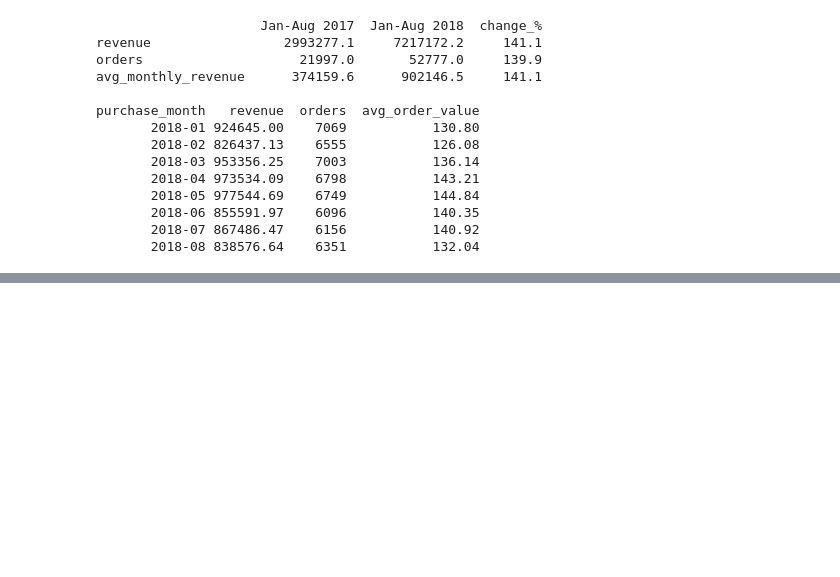
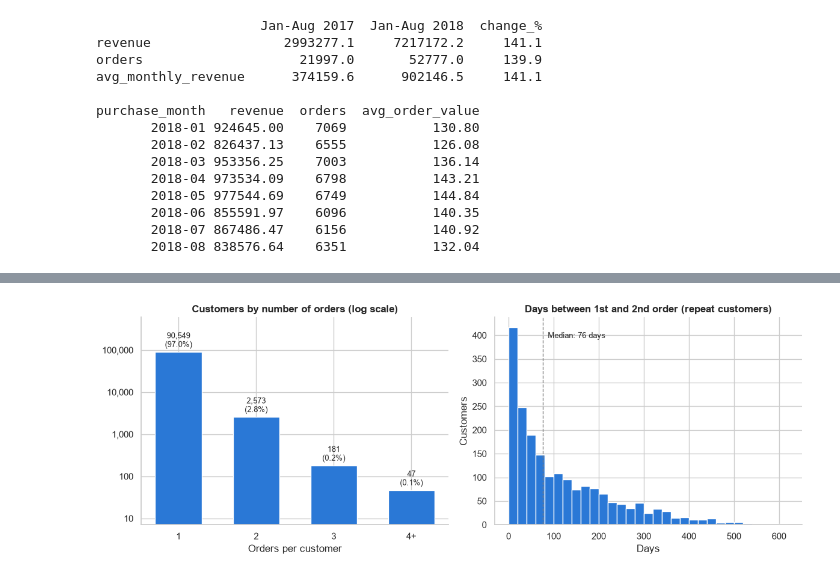
Before and after one commit to MohammedAltatari/olist-customer-analytics, a Jupyter notebook: notebooks/01_eda.ipynb, the cells around one changed output, grey strips where cells are left out. Saved outputs shown, nothing was run; the diff lists cells and outputs as text; code cells hidden in the pictures; blank space fills up the shorter version.

Commit message:
Step 2.2: exploratory data analysis with 6 charts and documented insights

```diff
--- a/notebooks/01_eda.ipynb
+++ b/notebooks/01_eda.ipynb
@@ -217,0 +274,31 @@ purchase_month   revenue  orders  avg_order_value
+# %%
+fig, (ax1, ax2) = plt.subplots(1, 2, figsize=(12, 4.5))
+
+# Left: customers by number of orders (log scale: 1-order group is ~30x bigger)
+bars = ax1.bar(freq_tbl.index, freq_tbl["customers"], color=BLUE, width=0.6)
+ax1.set_yscale("log")
+ax1.set_title("Customers by number of orders (log scale)")
+ax1.set_xlabel("Orders per customer")
+ax1.yaxis.set_major_formatter(mtick.StrMethodFormatter("{x:,.0f}"))
+for b, pct in zip(bars, freq_tbl["customers_%"]):
+    ax1.annotate(f"{b.get_height():,.0f}\n({pct:.1f}%)", (b.get_x() + b.get_width() / 2, b.get_height()),
+                 ha="center", va="bottom", fontsize=9, xytext=(0, 3), textcoords="offset points")
+ax1.margins(y=0.25)
+
+# Right: days from 1st to 2nd order, same-day repeats excluded
+ax2.hist(gap_days[gap_days > 0], bins=range(0, 640, 20), color=BLUE, edgecolor="white")
+med = gap_days[gap_days > 0].median()
+ax2.axvline(med, color="gray", ls="--", lw=1)
+ax2.annotate(f"Median: {med:.0f} days", (med, ax2.get_ylim()[1] * 0.9), xytext=(6, 0),
+             textcoords="offset points", fontsize=9)
+ax2.set_title("Days between 1st and 2nd order (repeat customers)")
+ax2.set_xlabel("Days")
+ax2.set_ylabel("Customers")
+
+for ax in (ax1, ax2):
+    ax.spines[["top", "right"]].set_visible(False)
+fig.tight_layout()
+fig.savefig(IMG_DIR / "02_purchase_frequency.png", dpi=150, bbox_inches="tight")
+plt.show()
+# %% [output]
+[figure, added]
```
Also changed, not shown: parts of 22 cells of this notebook, 6 other files.
